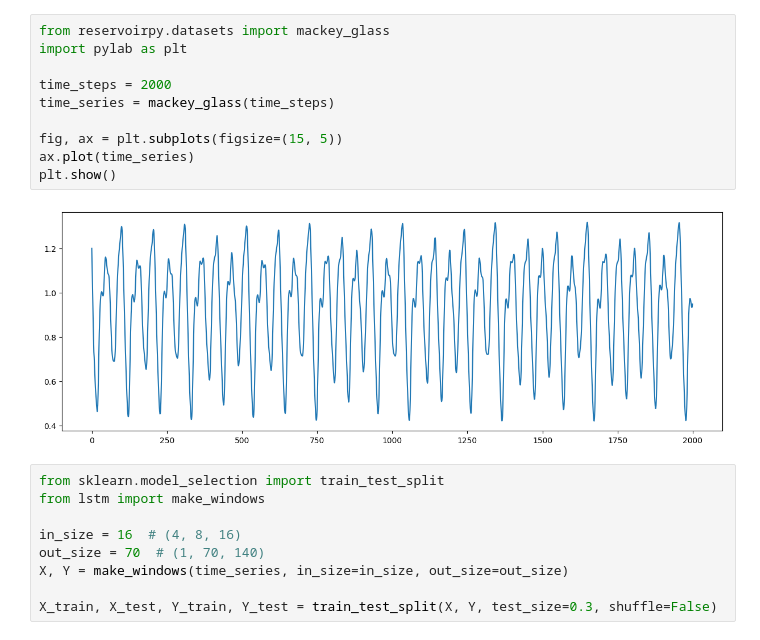
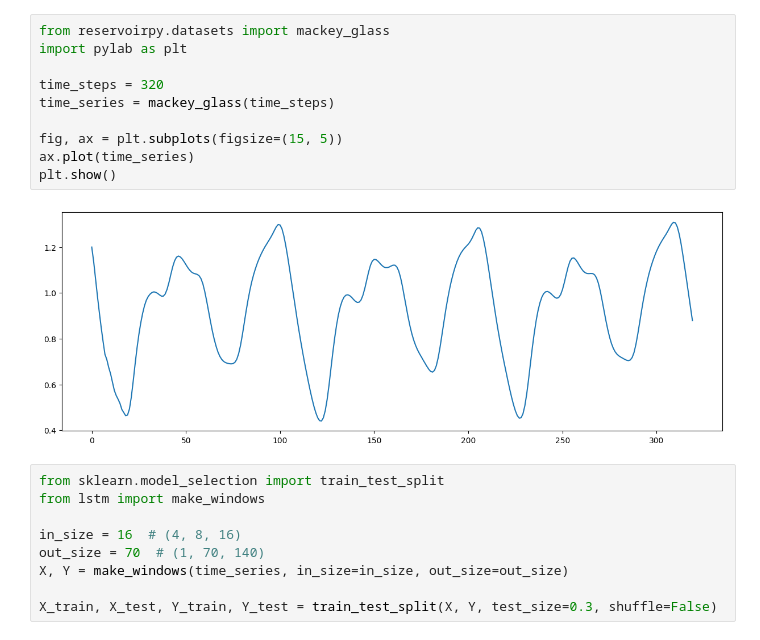
Before and after one commit to SimoneGasperini/qrc-learn, a Jupyter notebook: mackey_glass_crc.ipynb, the cells around one changed output. Cells and saved outputs as stored; diff of their text form.

Commit message:
Reduce number of time series data points

```diff
--- a/mackey_glass_crc.ipynb
+++ b/mackey_glass_crc.ipynb
@@ -1,15 +1,15 @@
 # %%
 from reservoirpy.datasets import mackey_glass
 import pylab as plt
 
-time_steps = 2000
+time_steps = 320
 time_series = mackey_glass(time_steps)
 
 fig, ax = plt.subplots(figsize=(15, 5))
 ax.plot(time_series)
 plt.show()
 # %% [output]
-[figure, old version]
+[figure, new version]
 # %%
 from sklearn.model_selection import train_test_split
 from lstm import make_windows
```
Also changed, not shown: parts of 1 cell of this notebook, 2 other files.
